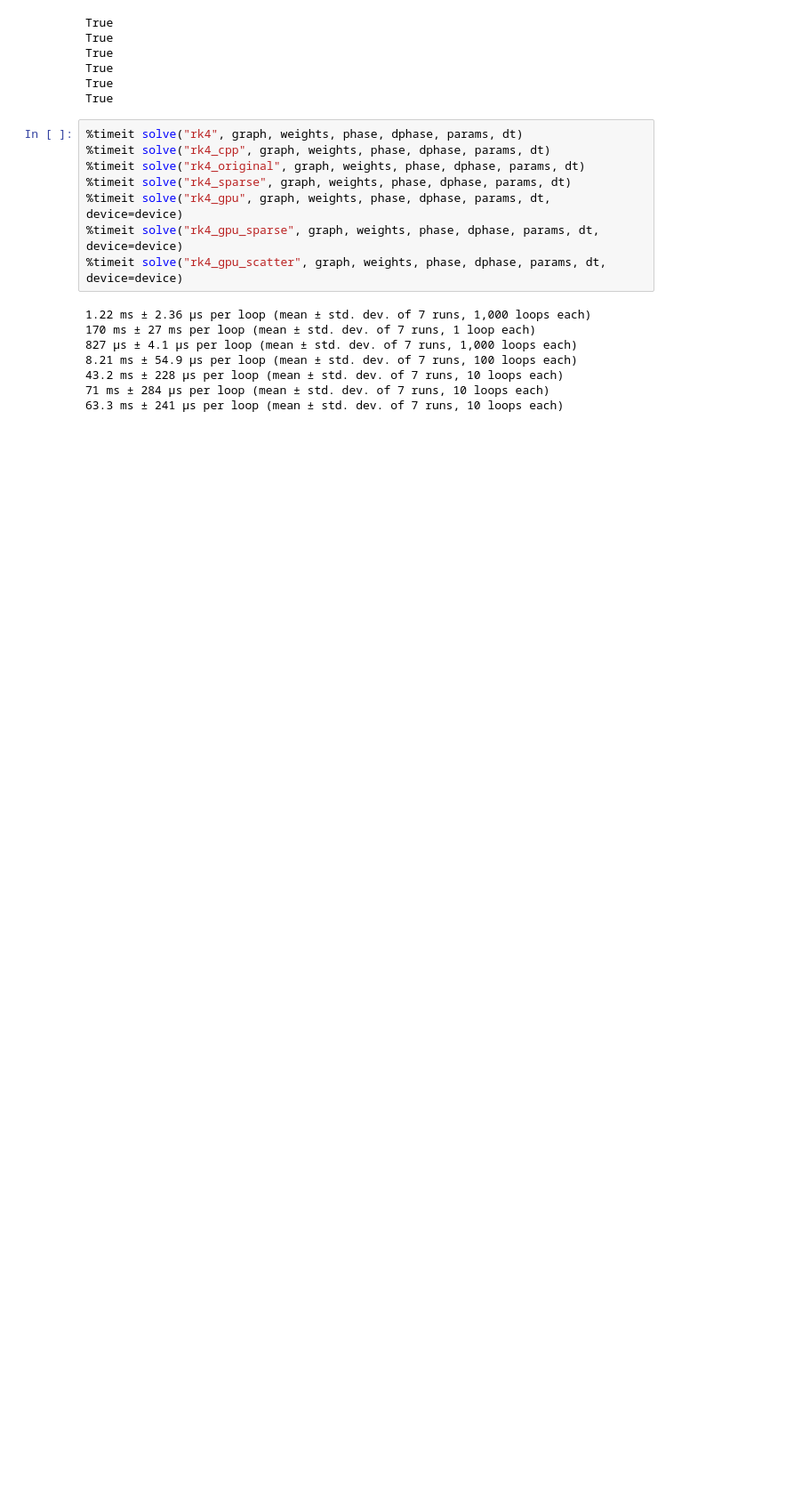
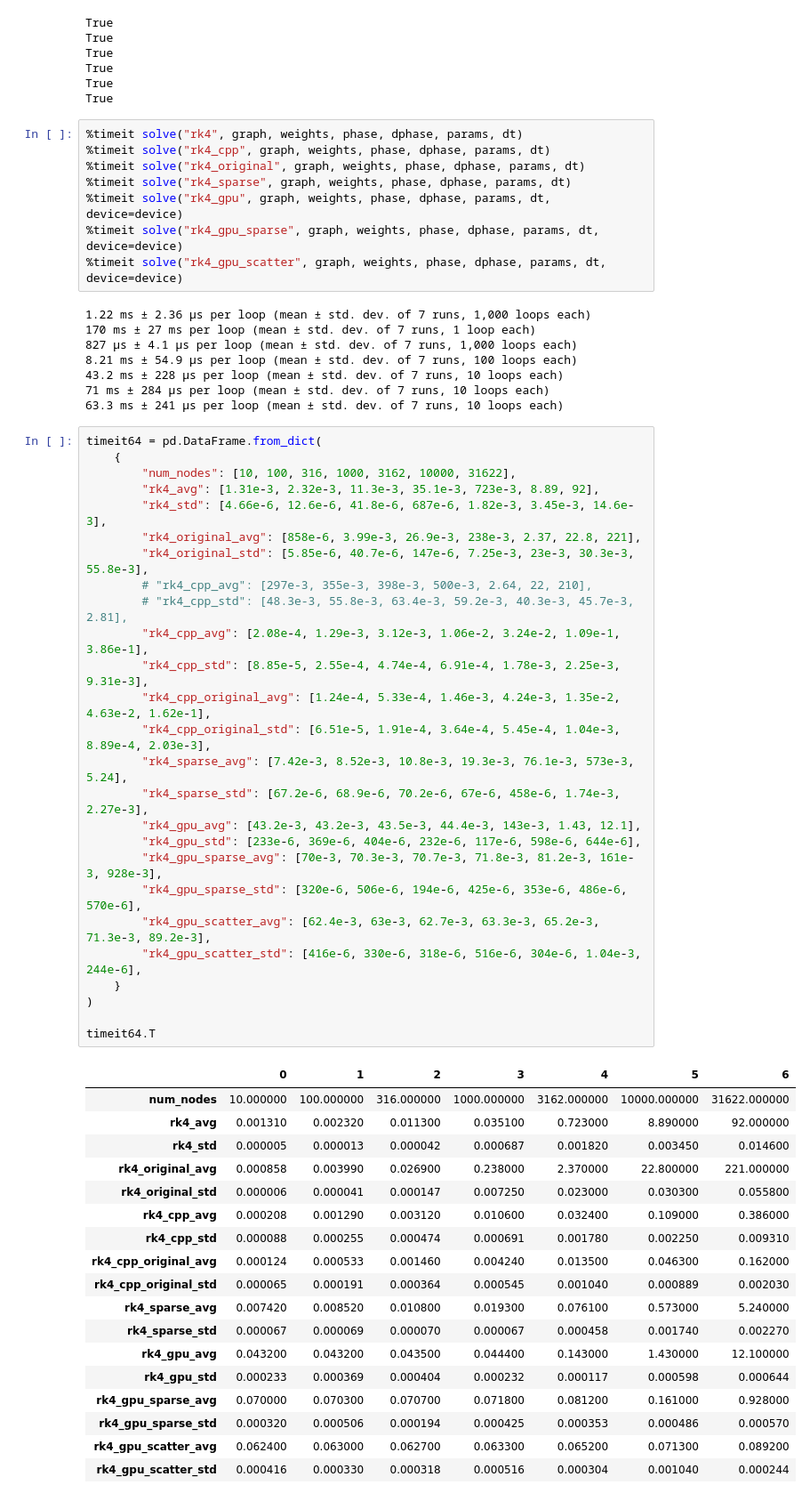
Before and after one commit to hoyunchoi/swing, a Jupyter notebook: timeit.ipynb, the cells around one changed output. Shown at 89% size. Saved outputs shown, nothing was run; the diff lists cells and outputs as text; blank space fills up the shorter version.

```diff
--- a/timeit.ipynb
+++ b/timeit.ipynb
@@ -78,6 +81,51 @@ True
 43.2 ms ± 228 µs per loop (mean ± std. dev. of 7 runs, 10 loops each)
 71 ms ± 284 µs per loop (mean ± std. dev. of 7 runs, 10 loops each)
 63.3 ms ± 241 µs per loop (mean ± std. dev. of 7 runs, 10 loops each)
+# %%
+timeit64 = pd.DataFrame.from_dict(
+    {
+        "num_nodes": [10, 100, 316, 1000, 3162, 10000, 31622],
+        "rk4_avg": [1.31e-3, 2.32e-3, 11.3e-3, 35.1e-3, 723e-3, 8.89, 92],
+        "rk4_std": [4.66e-6, 12.6e-6, 41.8e-6, 687e-6, 1.82e-3, 3.45e-3, 14.6e-3],
+        "rk4_original_avg": [858e-6, 3.99e-3, 26.9e-3, 238e-3, 2.37, 22.8, 221],
+        "rk4_original_std": [5.85e-6, 40.7e-6, 147e-6, 7.25e-3, 23e-3, 30.3e-3, 55.8e-3],
+        # "rk4_cpp_avg": [297e-3, 355e-3, 398e-3, 500e-3, 2.64, 22, 210],
+        # "rk4_cpp_std": [48.3e-3, 55.8e-3, 63.4e-3, 59.2e-3, 40.3e-3, 45.7e-3, 2.81],
+        "rk4_cpp_avg": [2.08e-4, 1.29e-3, 3.12e-3, 1.06e-2, 3.24e-2, 1.09e-1, 3.86e-1],
+        "rk4_cpp_std": [8.85e-5, 2.55e-4, 4.74e-4, 6.91e-4, 1.78e-3, 2.25e-3, 9.31e-3],
+        "rk4_cpp_original_avg": [1.24e-4, 5.33e-4, 1.46e-3, 4.24e-3, 1.35e-2, 4.63e-2, 1.62e-1],
+        "rk4_cpp_original_std": [6.51e-5, 1.91e-4, 3.64e-4, 5.45e-4, 1.04e-3, 8.89e-4, 2.03e-3],
+        "rk4_sparse_avg": [7.42e-3, 8.52e-3, 10.8e-3, 19.3e-3, 76.1e-3, 573e-3, 5.24],
+        "rk4_sparse_std": [67.2e-6, 68.9e-6, 70.2e-6, 67e-6, 458e-6, 1.74e-3, 2.27e-3],
+        "rk4_gpu_avg": [43.2e-3, 43.2e-3, 43.5e-3, 44.4e-3, 143e-3, 1.43, 12.1],
+        "rk4_gpu_std": [233e-6, 369e-6, 404e-6, 232e-6, 117e-6, 598e-6, 644e-6],
+        "rk4_gpu_sparse_avg": [70e-3, 70.3e-3, 70.7e-3, 71.8e-3, 81.2e-3, 161e-3, 928e-3],
+        "rk4_gpu_sparse_std": [320e-6, 506e-6, 194e-6, 425e-6, 353e-6, 486e-6, 570e-6],
+        "rk4_gpu_scatter_avg": [62.4e-3, 63e-3, 62.7e-3, 63.3e-3, 65.2e-3, 71.3e-3, 89.2e-3],
+        "rk4_gpu_scatter_std": [416e-6, 330e-6, 318e-6, 516e-6, 304e-6, 1.04e-3, 244e-6],
+    }
+)
+
+timeit64.T
+# %% [output]
+|  | 0 | 1 | 2 | 3 | 4 | 5 | 6 |
+| num_nodes | 10.000000 | 100.000000 | 316.000000 | 1000.000000 | 3162.000000 | 10000.000000 | 31622.000000 |
+| rk4_avg | 0.001310 | 0.002320 | 0.011300 | 0.035100 | 0.723000 | 8.890000 | 92.000000 |
+| rk4_std | 0.000005 | 0.000013 | 0.000042 | 0.000687 | 0.001820 | 0.003450 | 0.014600 |
+| rk4_original_avg | 0.000858 | 0.003990 | 0.026900 | 0.238000 | 2.370000 | 22.800000 | 221.000000 |
+| rk4_original_std | 0.000006 | 0.000041 | 0.000147 | 0.007250 | 0.023000 | 0.030300 | 0.055800 |
+| rk4_cpp_avg | 0.000208 | 0.001290 | 0.003120 | 0.010600 | 0.032400 | 0.109000 | 0.386000 |
+| rk4_cpp_std | 0.000088 | 0.000255 | 0.000474 | 0.000691 | 0.001780 | 0.002250 | 0.009310 |
+| rk4_cpp_original_avg | 0.000124 | 0.000533 | 0.001460 | 0.004240 | 0.013500 | 0.046300 | 0.162000 |
+| rk4_cpp_original_std | 0.000065 | 0.000191 | 0.000364 | 0.000545 | 0.001040 | 0.000889 | 0.002030 |
+| rk4_sparse_avg | 0.007420 | 0.008520 | 0.010800 | 0.019300 | 0.076100 | 0.573000 | 5.240000 |
+| rk4_sparse_std | 0.000067 | 0.000069 | 0.000070 | 0.000067 | 0.000458 | 0.001740 | 0.002270 |
+| rk4_gpu_avg | 0.043200 | 0.043200 | 0.043500 | 0.044400 | 0.143000 | 1.430000 | 12.100000 |
+| rk4_gpu_std | 0.000233 | 0.000369 | 0.000404 | 0.000232 | 0.000117 | 0.000598 | 0.000644 |
+| rk4_gpu_sparse_avg | 0.070000 | 0.070300 | 0.070700 | 0.071800 | 0.081200 | 0.161000 | 0.928000 |
+| rk4_gpu_sparse_std | 0.000320 | 0.000506 | 0.000194 | 0.000425 | 0.000353 | 0.000486 | 0.000570 |
+| rk4_gpu_scatter_avg | 0.062400 | 0.063000 | 0.062700 | 0.063300 | 0.065200 | 0.071300 | 0.089200 |
+| rk4_gpu_scatter_std | 0.000416 | 0.000330 | 0.000318 | 0.000516 | 0.000304 | 0.001040 | 0.000244 |
 # %%
 timeit32 = pd.DataFrame.from_dict(
     {
```
Also changed, not shown: parts of 5 cells of this notebook, 23 other files.
